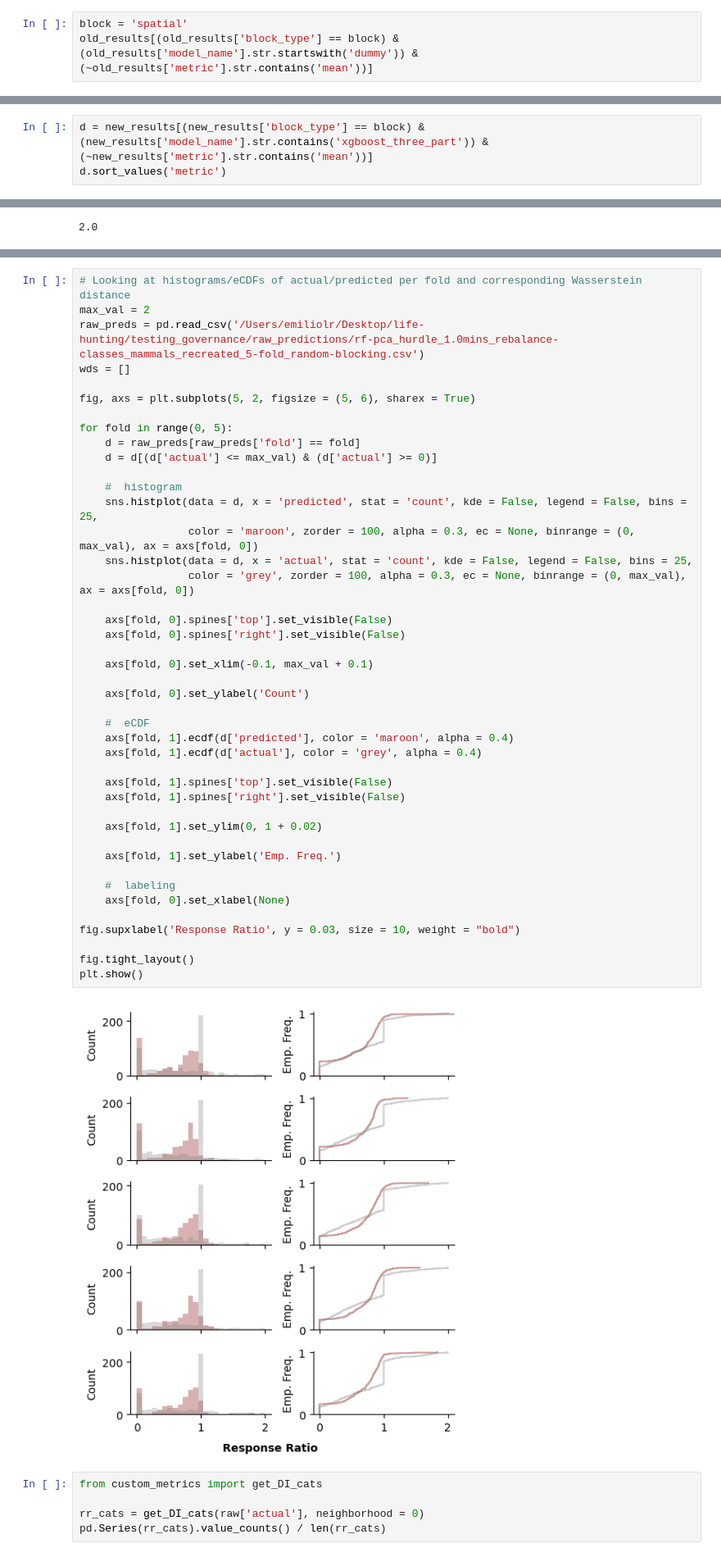
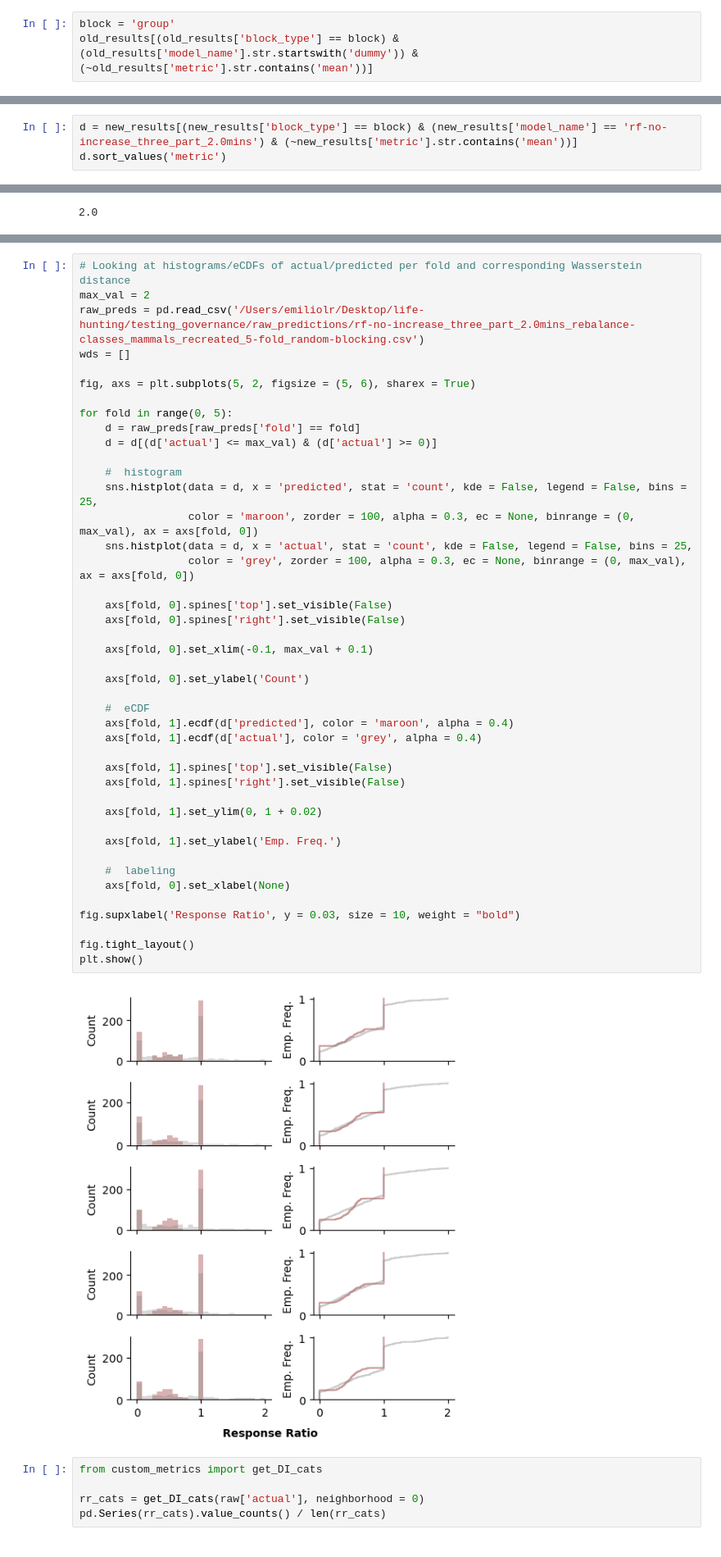
Before and after one commit to emiliolr/life-hunting, a Jupyter notebook: notebooks/scratch.ipynb, the cells around one changed output, grey strips where cells are left out. Shown at 82% size. Saved outputs shown, nothing was run; the diff lists cells and outputs as text.

```diff
--- a/notebooks/scratch.ipynb
+++ b/notebooks/scratch.ipynb
@@ -12,7 +12,7 @@ from utils import preprocess_data
 old_results = pd.read_csv('/Users/emiliolr/Google Drive/My Drive/LIFE/hunting_analysis/final_results/cross_val_results_all_metrics.csv')
 new_results = pd.read_csv('/Users/emiliolr/Desktop/life-hunting/testing_governance/cross_val_results_all_metrics.csv')
 # %%
-block = 'spatial'
+block = 'group'
 old_results[(old_results['block_type'] == block) & (old_results['model_name'].str.startswith('dummy')) & (~old_results['metric'].str.contains('mean'))]
 # %% [output]
 |  | metric | mean | standard_deviation | model_name | dataset | date | num_folds | block_type | ... |
@@ -36,5 +36,5 @@ d.sort_values('metric')
 # %%
-d = new_results[(new_results['block_type'] == block) & (new_results['model_name'].str.contains('xgboost_three_part')) & (~new_results['metric'].str.contains('mean'))]
+d = new_results[(new_results['block_type'] == block) & (new_results['model_name'] == 'rf-no-increase_three_part_2.0mins') & (~new_results['metric'].str.contains('mean'))]
 d.sort_values('metric')
 # %% [output]
 |  | metric | mean | standard_deviation | model_name | dataset | date | num_folds | block_type | ... |
@@ -321,7 +364,7 @@ plt.show()
 # %%
 # Looking at histograms/eCDFs of actual/predicted per fold and corresponding Wasserstein distance
 max_val = 2
-raw_preds = pd.read_csv('/Users/emiliolr/Desktop/life-hunting/testing_governance/raw_predictions/rf-pca_hurdle_1.0mins_rebalance-classes_mammals_recreated_5-fold_random-blocking.csv')
+raw_preds = pd.read_csv('/Users/emiliolr/Desktop/life-hunting/testing_governance/raw_predictions/rf-no-increase_three_part_2.0mins_rebalance-classes_mammals_recreated_5-fold_random-blocking.csv')
 wds = []
 
 fig, axs = plt.subplots(5, 2, figsize = (5, 6), sharex = True)
@@ -335,34 +378,34 @@ for fold in range(0, 5):
                  color = 'maroon', zorder = 100, alpha = 0.3, ec = None, binrange = (0, max_val), ax = axs[fold, 0])
     sns.histplot(data = d, x = 'actual', stat = 'count', kde = False, legend = False, bins = 25,
                  color = 'grey', zorder = 100, alpha = 0.3, ec = None, binrange = (0, max_val), ax = axs[fold, 0])
 
     axs[fold, 0].spines['top'].set_visible(False)
     axs[fold, 0].spines['right'].set_visible(False)
 
     axs[fold, 0].set_xlim(-0.1, max_val + 0.1)
 
     axs[fold, 0].set_ylabel('Count')
 
     #  eCDF
     axs[fold, 1].ecdf(d['predicted'], color = 'maroon', alpha = 0.4)
     axs[fold, 1].ecdf(d['actual'], color = 'grey', alpha = 0.4)
 
     axs[fold, 1].spines['top'].set_visible(False)
     axs[fold, 1].spines['right'].set_visible(False)
 
     axs[fold, 1].set_ylim(0, 1 + 0.02)
 
     axs[fold, 1].set_ylabel('Emp. Freq.')
 
     #  labeling
     axs[fold, 0].set_xlabel(None)
 
 fig.supxlabel('Response Ratio', y = 0.03, size = 10, weight = "bold")
 
 fig.tight_layout()
 plt.show()
 # %% [output]
-[figure, old version]
+[figure, new version]
 # %%
 from custom_metrics import get_DI_cats
 
```
Also changed, not shown: parts of 10 cells of this notebook, 9 other files.
